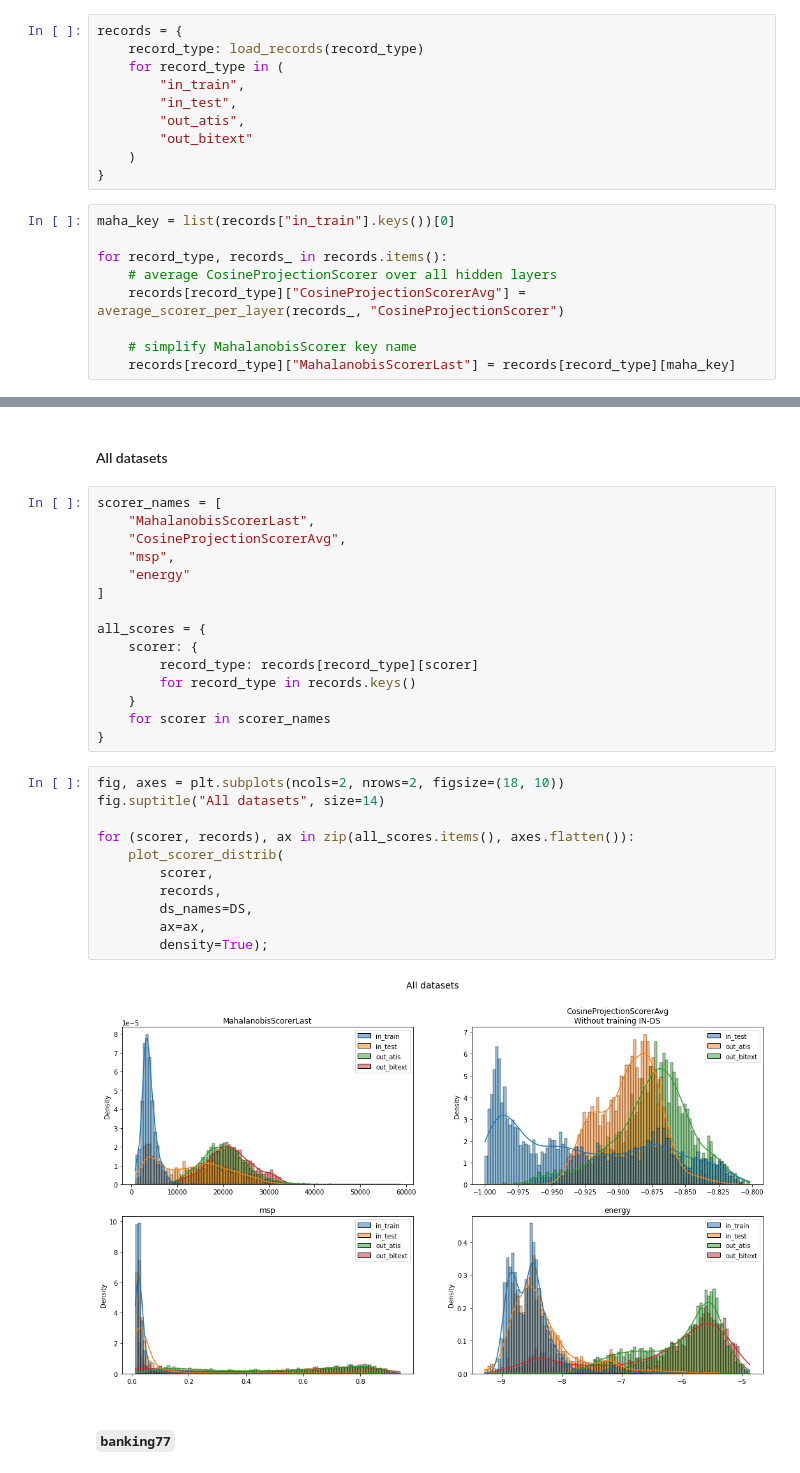
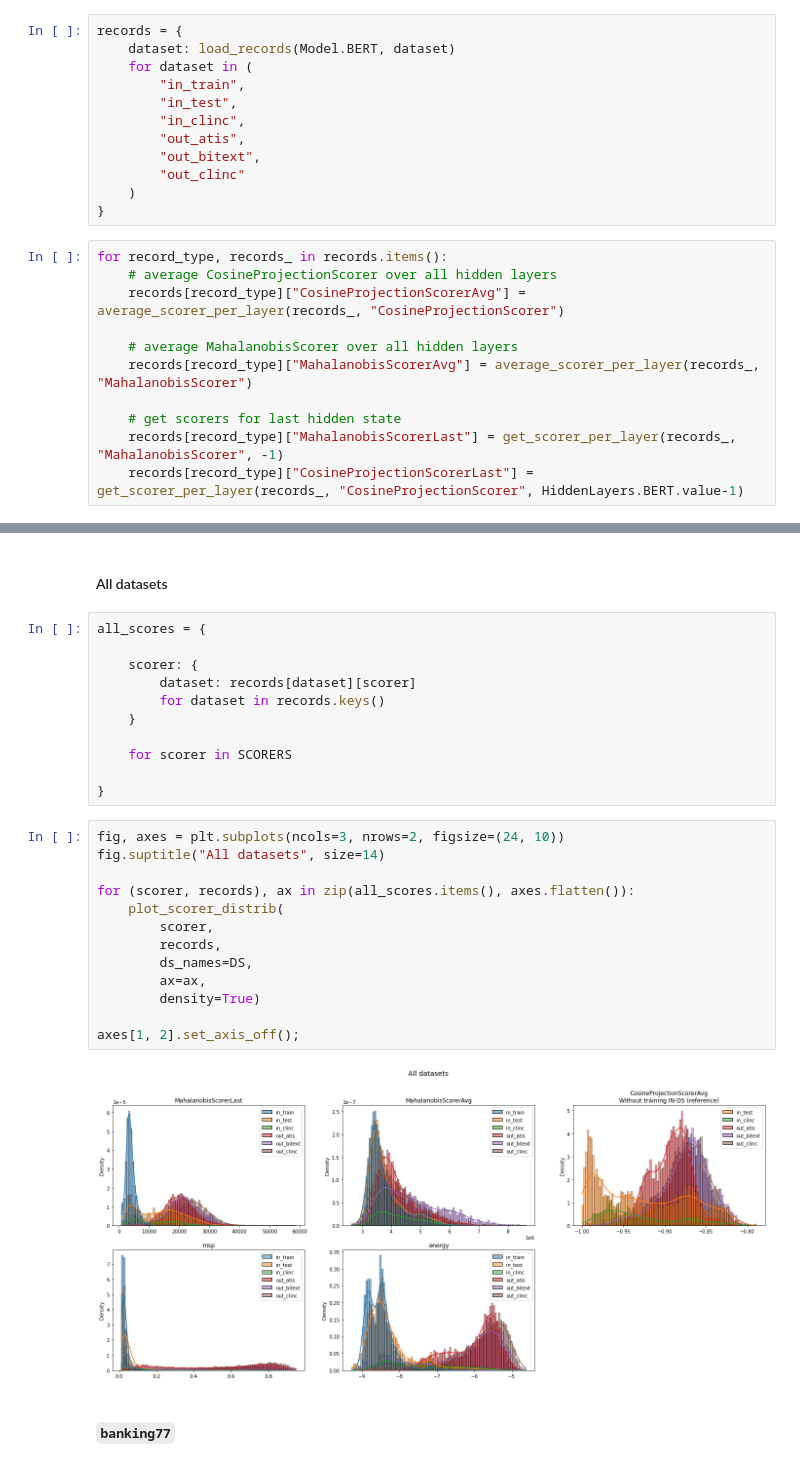
Before and after one commit to PeDiot/OOD-Detection-Intent-Classification, a Jupyter notebook: notebook.ipynb, the cells around one changed output, grey strips where cells are left out. Saved outputs shown, nothing was run; the diff lists cells and outputs as text.

Commit message:
evaluate detectors on clinc150

```diff
--- a/notebook.ipynb
+++ b/notebook.ipynb
@@ -467,55 +564,57 @@ del records_out_bitext
 ### Load records
 # %%
 records = {
-    record_type: load_records(record_type)
-    for record_type in (
+    dataset: load_records(Model.BERT, dataset)
+    for dataset in (
         "in_train",
         "in_test",
+        "in_clinc",
         "out_atis",
-        "out_bitext"
+        "out_bitext",
+        "out_clinc"
     )
 }
 # %%
-maha_key = list(records["in_train"].keys())[0]
-
 for record_type, records_ in records.items():
     # average CosineProjectionScorer over all hidden layers
     records[record_type]["CosineProjectionScorerAvg"] = average_scorer_per_layer(records_, "CosineProjectionScorer")
 
-    # simplify MahalanobisScorer key name
-    records[record_type]["MahalanobisScorerLast"] = records[record_type][maha_key]
+    # average MahalanobisScorer over all hidden layers
+    records[record_type]["MahalanobisScorerAvg"] = average_scorer_per_layer(records_, "MahalanobisScorer")
+
+    # get scorers for last hidden state
+    records[record_type]["MahalanobisScorerLast"] = get_scorer_per_layer(records_, "MahalanobisScorer", -1)
+    records[record_type]["CosineProjectionScorerLast"] = get_scorer_per_layer(records_, "CosineProjectionScorer", HiddenLayers.BERT.value-1)
 # %% [markdown]
 ### Scorer distribution
 # %% [markdown]
 #### All datasets
 # %%
-scorer_names = [
-    "MahalanobisScorerLast",
-    "CosineProjectionScorerAvg",
-    "msp",
-    "energy"
-]
+all_scores = {
 
-all_scores = {
     scorer: {
-        record_type: records[record_type][scorer]
-        for record_type in records.keys()
+        dataset: records[dataset][scorer]
+        for dataset in records.keys()
     }
-    for scorer in scorer_names
+
+    for scorer in SCORERS
+
 }
 # %%
-fig, axes = plt.subplots(ncols=2, nrows=2, figsize=(18, 10))
+fig, axes = plt.subplots(ncols=3, nrows=2, figsize=(24, 10))
 fig.suptitle("All datasets", size=14)
 
 for (scorer, records), ax in zip(all_scores.items(), axes.flatten()):
     plot_scorer_distrib(
         scorer,
         records,
         ds_names=DS,
         ax=ax,
-        density=True);
+        density=True)
+
+axes[1, 2].set_axis_off();
 # %% [output]
-[figure, old version]
+[figure, new version]
 # %% [markdown]
 #### `banking77`
 # %%
```
Also changed, not shown: parts of 41 cells of this notebook.
